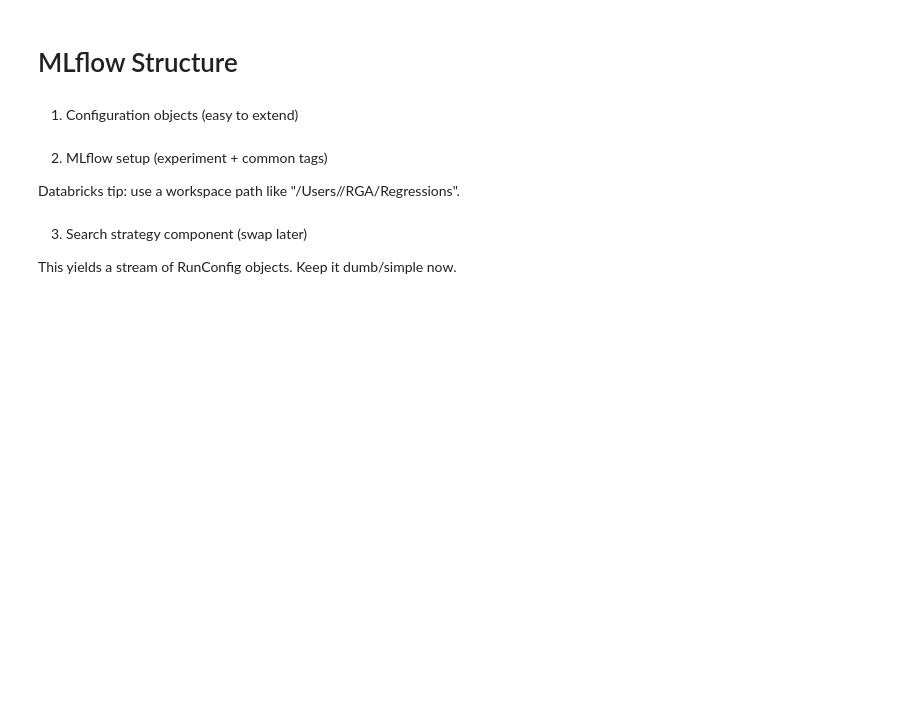
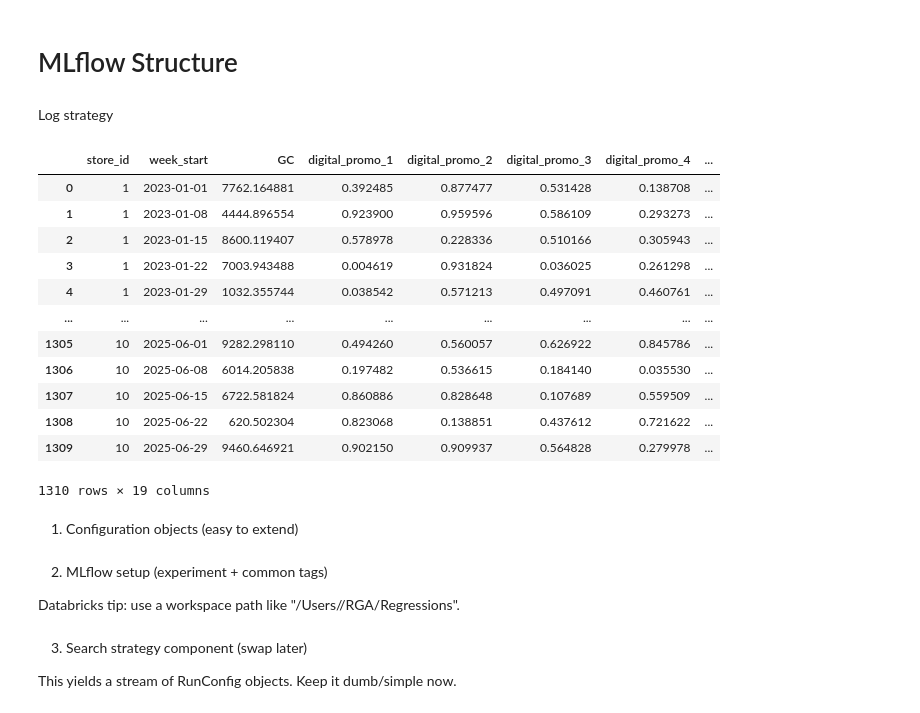
Before and after one commit to lucyq228/framework, a Jupyter notebook: mlflow_structure.ipynb, the cells around one changed output. Drawn from its saved outputs; the diff is of its cells as text; code cells hidden in the pictures; blank space fills up the shorter version.

```diff
--- a/mlflow_structure.ipynb
+++ b/mlflow_structure.ipynb
@@ -45,3 +53,33 @@ def make_tiny_df():
     return df
 
 df = make_tiny_df()
+# %% [markdown]
+Log strategy
+# %%
+import numpy as np
+import pandas as pd
+from typing import List, Dict, Tuple, Optional
+
+
+def _compute_log_offset(
+    s: pd.Series,
+    strategy: str = "one",
+    eps: float = 1e-6,
+) -> float:
+    """
+    Determine offset for log transform.
+
+    strategy:
+      - "one": offset = 1.0
+      - "median": offset = eps * median(positive values)
+    """
+    if strategy == "one":
+        return 1.0
+
+    if strategy == "median":
+        pos = s[s > 0]
+        if len(pos) == 0:
+            return 1.0
+        return eps * float(pos.median())
+
+    raise ValueError(f"Unknown offset strategy: {strategy}")
@@ -48,3 +148,30 @@ df = make_tiny_df()
+# %%
+log_features = ['GC',
+              'media_1','media_2','media_3','media_4','media_5'
+]
+
+df, log_meta = add_log_features(
+    df=df,
+    features=log_features,
+    offset_strategy="one",   # stable, interpretable
+    drop_negative=True,
+)
+# %%
+df
+# %% [output]
+|  | store_id | week_start | GC | digital_promo_1 | digital_promo_2 | digital_promo_3 | digital_promo_4 | ... |
+| 0 | 1 | 2023-01-01 | 7762.164881 | 0.392485 | 0.877477 | 0.531428 | 0.138708 | ... |
+| 1 | 1 | 2023-01-08 | 4444.896554 | 0.923900 | 0.959596 | 0.586109 | 0.293273 | ... |
+| 2 | 1 | 2023-01-15 | 8600.119407 | 0.578978 | 0.228336 | 0.510166 | 0.305943 | ... |
+| 3 | 1 | 2023-01-22 | 7003.943488 | 0.004619 | 0.931824 | 0.036025 | 0.261298 | ... |
+| 4 | 1 | 2023-01-29 | 1032.355744 | 0.038542 | 0.571213 | 0.497091 | 0.460761 | ... |
+| ... | ... | ... | ... | ... | ... | ... | ... | ... |
+| 1305 | 10 | 2025-06-01 | 9282.298110 | 0.494260 | 0.560057 | 0.626922 | 0.845786 | ... |
+| 1306 | 10 | 2025-06-08 | 6014.205838 | 0.197482 | 0.536615 | 0.184140 | 0.035530 | ... |
+| 1307 | 10 | 2025-06-15 | 6722.581824 | 0.860886 | 0.828648 | 0.107689 | 0.559509 | ... |
+| 1308 | 10 | 2025-06-22 | 620.502304 | 0.823068 | 0.138851 | 0.437612 | 0.721622 | ... |
+| 1309 | 10 | 2025-06-29 | 9460.646921 | 0.902150 | 0.909937 | 0.564828 | 0.279978 | ... |
+1310 rows × 19 columns
 # %% [markdown]
 1) Configuration objects (easy to extend)
 # %%
```
Also changed, not shown: parts of 25 cells of this notebook.
